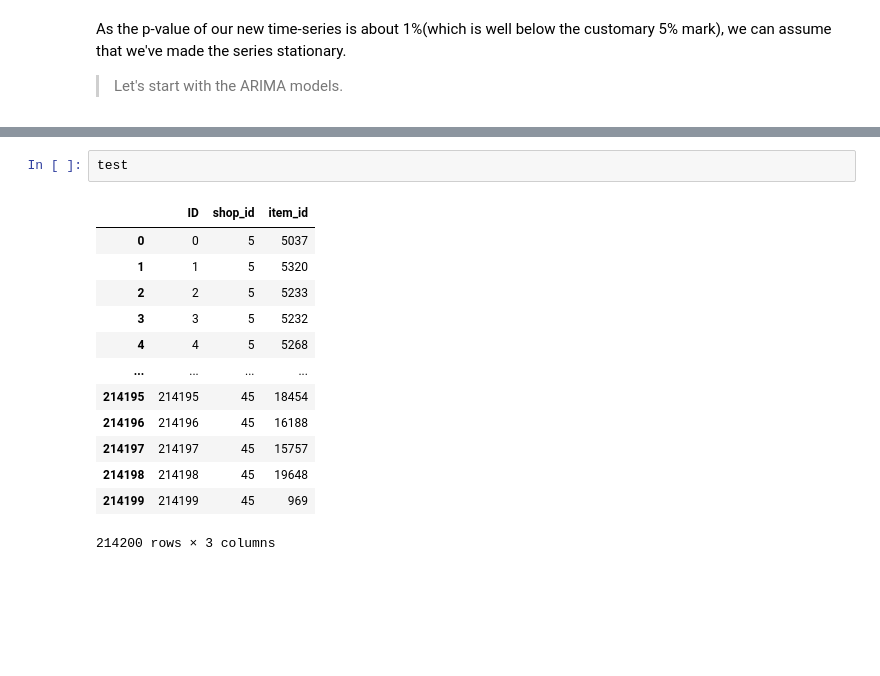
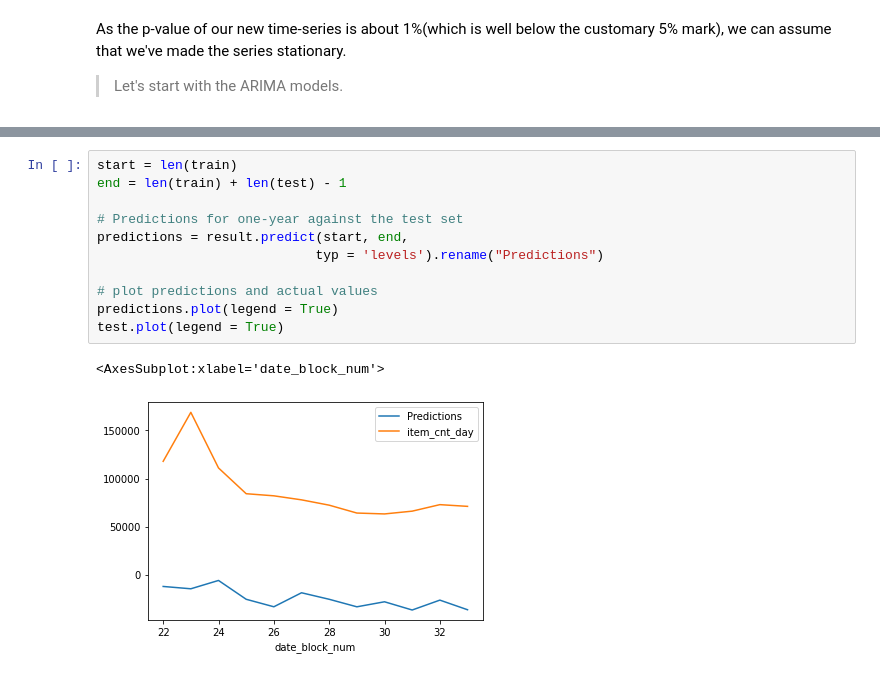
Before and after one commit to Jim-Craig/Forecast, a Jupyter notebook: SAles.ipynb, the cells around one changed output, grey strips where cells are left out. Drawn from its saved outputs; the diff is of its cells as text; blank space fills up the shorter version.

Commit message:
Finally made some predictions.

```diff
--- a/SAles.ipynb
+++ b/SAles.ipynb
@@ -242,16 +239,14 @@ Warnings:
-# %%
-test
-# %% [output]
-|  | ID | shop_id | item_id |
-| 0 | 0 | 5 | 5037 |
-| 1 | 1 | 5 | 5320 |
-| 2 | 2 | 5 | 5233 |
-| 3 | 3 | 5 | 5232 |
-| 4 | 4 | 5 | 5268 |
-| ... | ... | ... | ... |
-| 214195 | 214195 | 45 | 18454 |
-| 214196 | 214196 | 45 | 16188 |
-| 214197 | 214197 | 45 | 15757 |
-| 214198 | 214198 | 45 | 19648 |
-| 214199 | 214199 | 45 | 969 |
-214200 rows × 3 columns
+# %%
+start = len(train)
+end = len(train) + len(test) - 1
+
+# Predictions for one-year against the test set
+predictions = result.predict(start, end,
+							typ = 'levels').rename("Predictions")
+
+# plot predictions and actual values
+predictions.plot(legend = True)
+test.plot(legend = True)
+# %% [output]
+<AxesSubplot:xlabel='date_block_num'>
+[figure, added]
```
Also changed, not shown: parts of 7 cells of this notebook.
